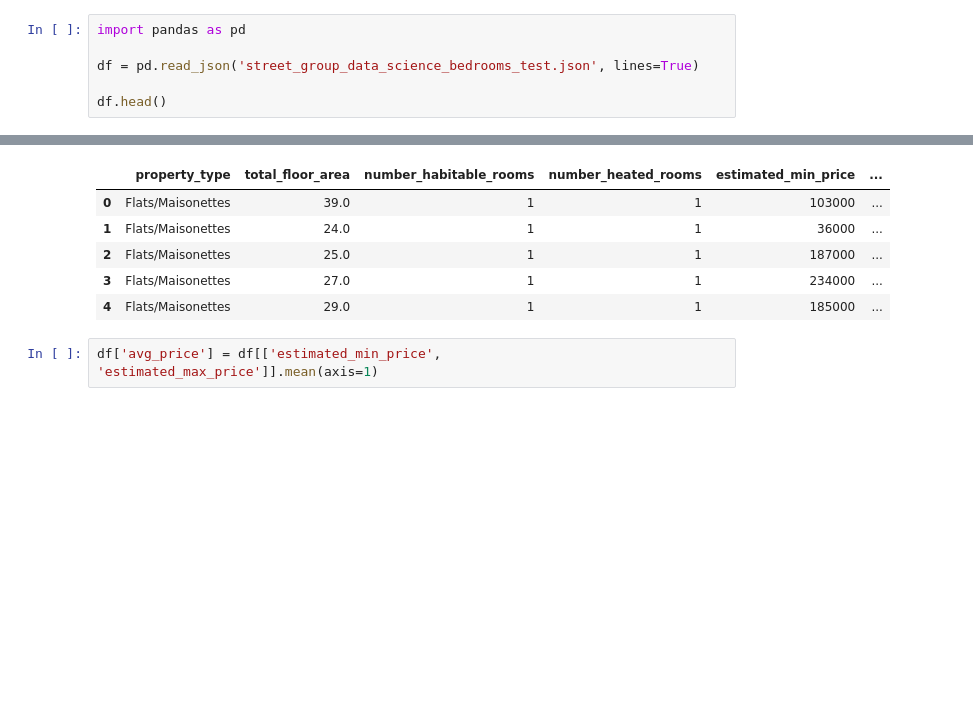
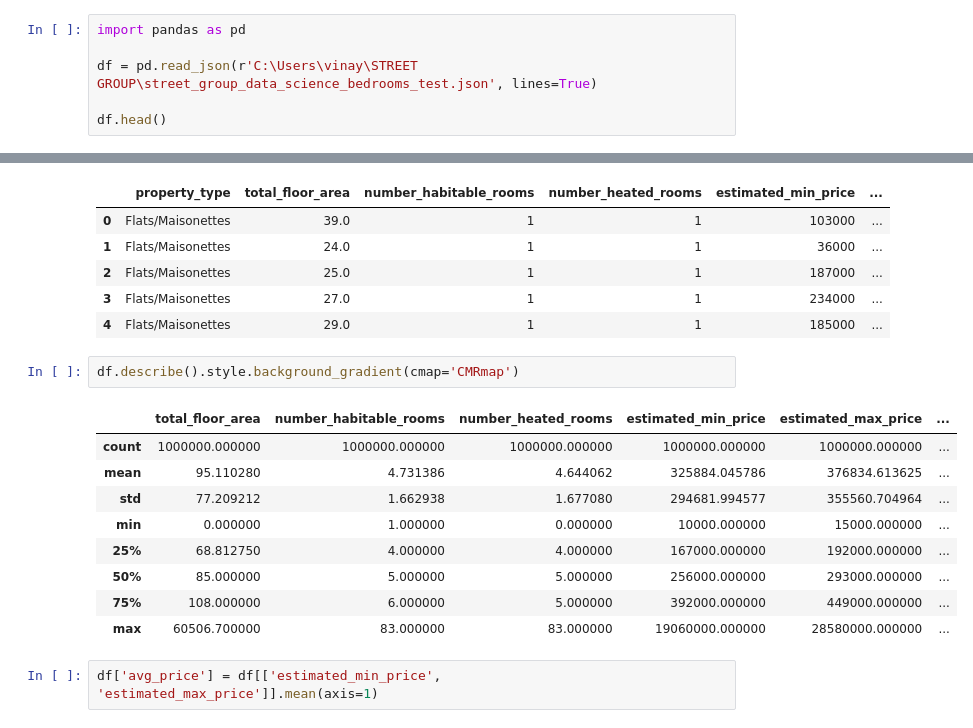
Before and after one commit to Vinaypavanguntur/assignment, a Jupyter notebook: multiple linear regression .ipynb, the cells around one changed output, grey strips where cells are left out. Drawn from its saved outputs; the diff is of its cells as text; blank space fills up the shorter version.

Commit message:
Add data visualisations

```diff
--- a/multiple linear regression .ipynb
+++ b/multiple linear regression .ipynb
@@ -1,7 +1,7 @@
 # %%
 import pandas as pd
 
-df = pd.read_json('street_group_data_science_bedrooms_test.json', lines=True)
+df = pd.read_json(r'C:\Users\vinay\STREET GROUP\street_group_data_science_bedrooms_test.json', lines=True)
 
 df.head()
 # %% [output]
@@ -121,6 +121,18 @@ df.head(5)
 | 2 | Flats/Maisonettes | 25.0 | 1 | 1 | 187000 | ... |
 | 3 | Flats/Maisonettes | 27.0 | 1 | 1 | 234000 | ... |
 | 4 | Flats/Maisonettes | 29.0 | 1 | 1 | 185000 | ... |
+# %%
+df.describe().style.background_gradient(cmap='CMRmap')
+# %% [output]
+|  | total_floor_area | number_habitable_rooms | number_heated_rooms | estimated_min_price | estimated_max_price | ... |
+| count | 1000000.000000 | 1000000.000000 | 1000000.000000 | 1000000.000000 | 1000000.000000 | ... |
+| mean | 95.110280 | 4.731386 | 4.644062 | 325884.045786 | 376834.613625 | ... |
+| std | 77.209212 | 1.662938 | 1.677080 | 294681.994577 | 355560.704964 | ... |
+| min | 0.000000 | 1.000000 | 0.000000 | 10000.000000 | 15000.000000 | ... |
+| 25% | 68.812750 | 4.000000 | 4.000000 | 167000.000000 | 192000.000000 | ... |
+| 50% | 85.000000 | 5.000000 | 5.000000 | 256000.000000 | 293000.000000 | ... |
+| 75% | 108.000000 | 6.000000 | 5.000000 | 392000.000000 | 449000.000000 | ... |
+| max | 60506.700000 | 83.000000 | 83.000000 | 19060000.000000 | 28580000.000000 | ... |
 # %%
 df['avg_price'] = df[['estimated_min_price', 'estimated_max_price']].mean(axis=1)
 # %%
```
Also changed, not shown: 1 other file.
